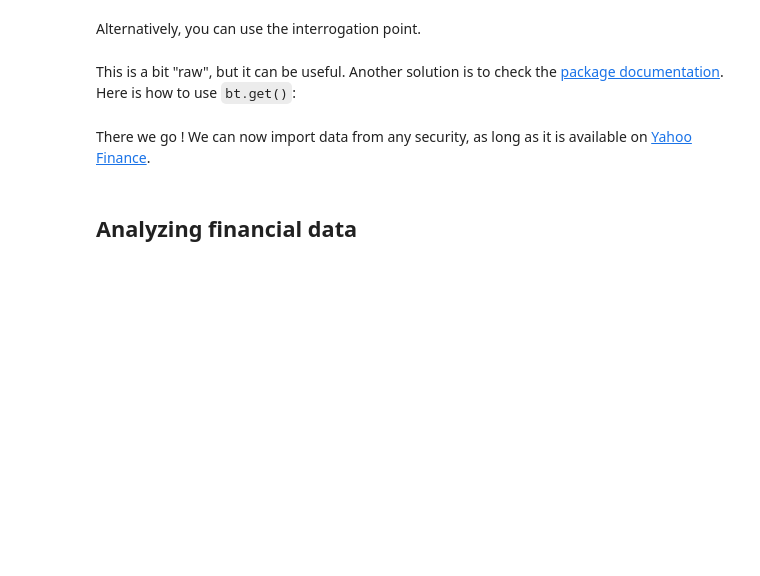
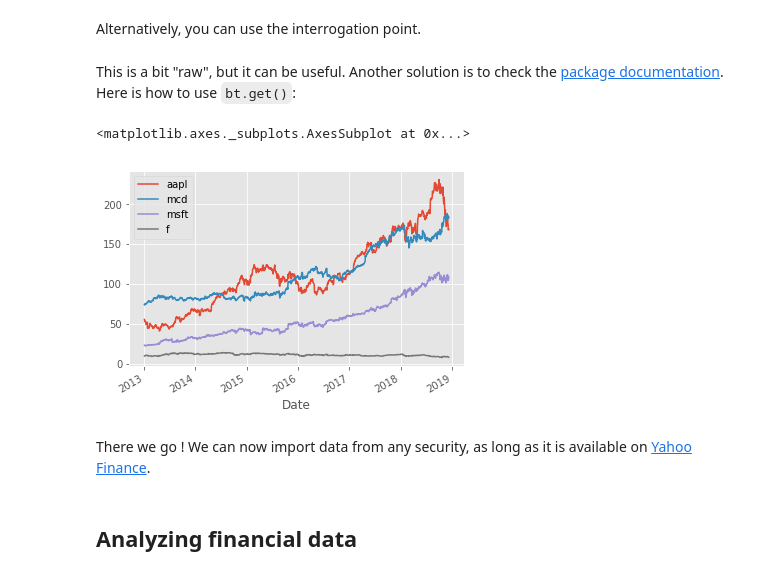
Before and after one commit to nicolasmauhe/computational_finance, a Jupyter notebook: course.ipynb, the cells around one changed output. Saved outputs shown, nothing was run; the diff lists cells and outputs as text; code cells hidden in the pictures; blank space fills up the shorter version.

```diff
--- a/course.ipynb
+++ b/course.ipynb
@@ -38,0 +45,2 @@ Each time you see a cell with some code in it, click on it and then on the "Run"
+# %%
+plt.style.use('ggplot')
@@ -53,7 +81,10 @@ equity_list = ['AAPL', 'MCD', 'MSFT', 'F']
 beginning = '2013-01-01'
 # %%
 data = bt.get(equity_list, start=beginning)
-data.head()
+data.plot()
+# %% [output]
+<matplotlib.axes._subplots.AxesSubplot at 0x...>
+[figure, added]
 # %% [markdown]
 There we go ! We can now import data from any security, as long as it is available on [Yahoo Finance](https://finance.yahoo.com/).
 # %% [markdown]
```
Also changed, not shown: parts of 74 cells of this notebook.
